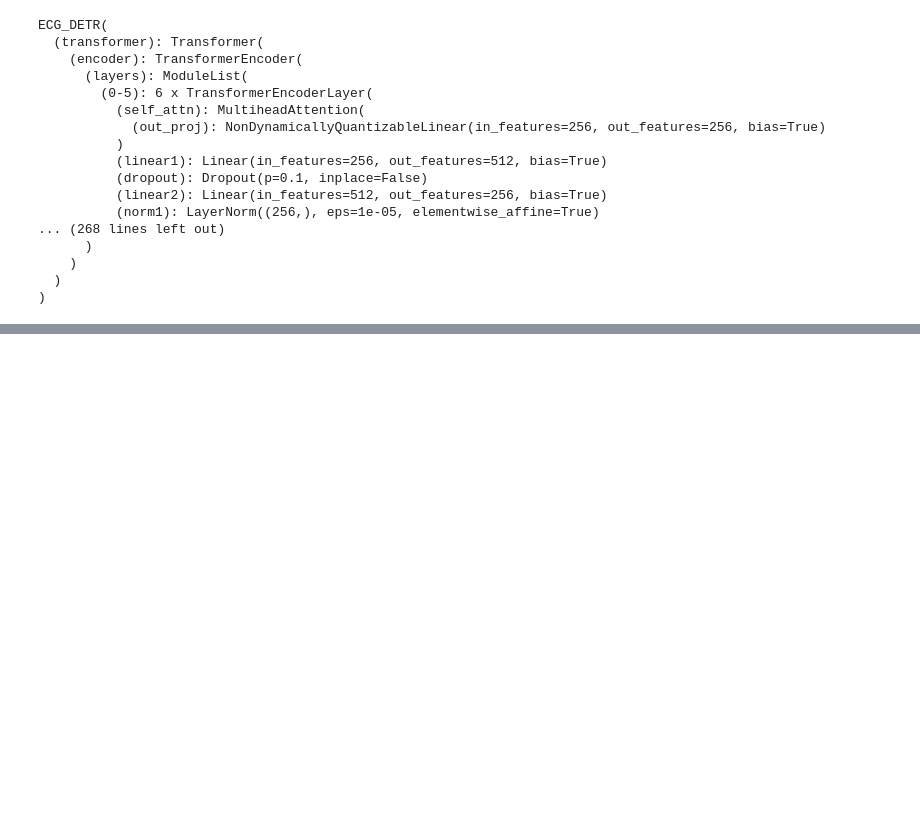
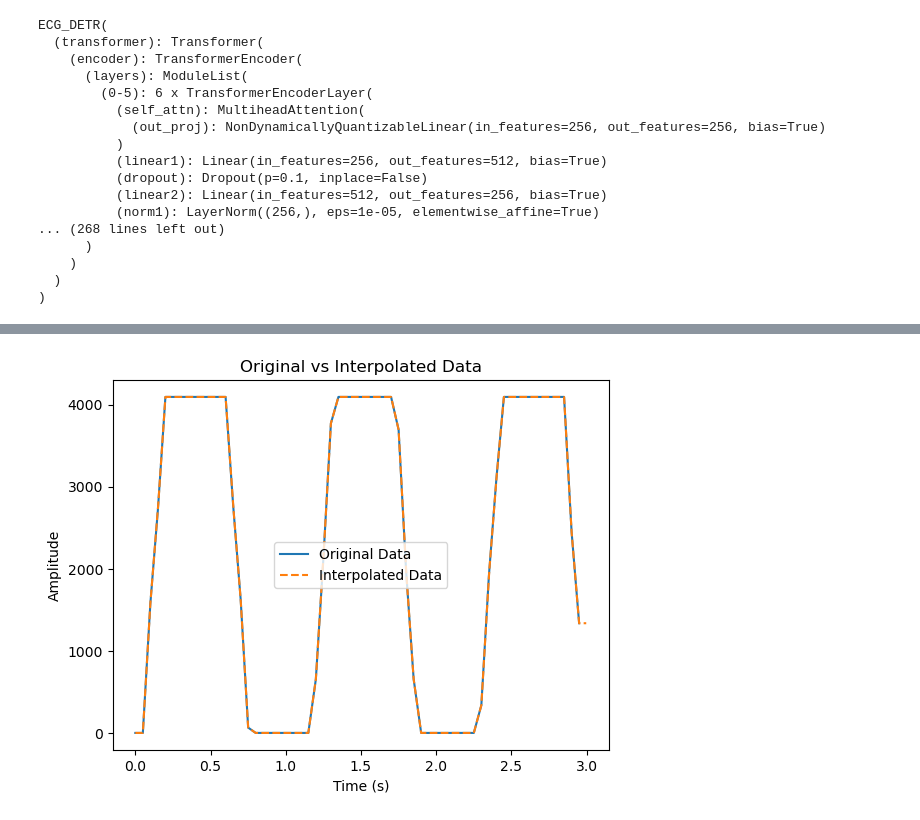
Before and after one commit to fightingj305/ecgo, a Jupyter notebook: test.ipynb, the cells around one changed output, grey strips where cells are left out. Saved outputs shown, nothing was run; the diff lists cells and outputs as text; code cells hidden in the pictures; blank space fills up the shorter version.

```diff
--- a/test.ipynb
+++ b/test.ipynb
@@ -137,0 +276,2 @@ ECG_DETR(
+# %%
+res = np.loadtxt(r"C:\Users\kelvi\03 MyDocuments\30 MyCode\TreeHacks 2025\ECG-arrhythmia-detection-based-on-DETR\data\000009.txt")
@@ -137,0 +343,13 @@ ECG_DETR(
+# %%
+# plot res and orig on the same graph
+plt.plot(t_original, orig, label='Original Data')
+plt.plot(t_new, res, label='Interpolated Data', linestyle='--')
+plt.xlabel('Time (s)')
+plt.ylabel('Amplitude')
+plt.title('Original vs Interpolated Data')
+plt.legend()
+plt.show()
+
+# write("test")
+# %% [output]
+[figure, added]
```
Also changed, not shown: parts of 16 cells of this notebook, 7 other files.
